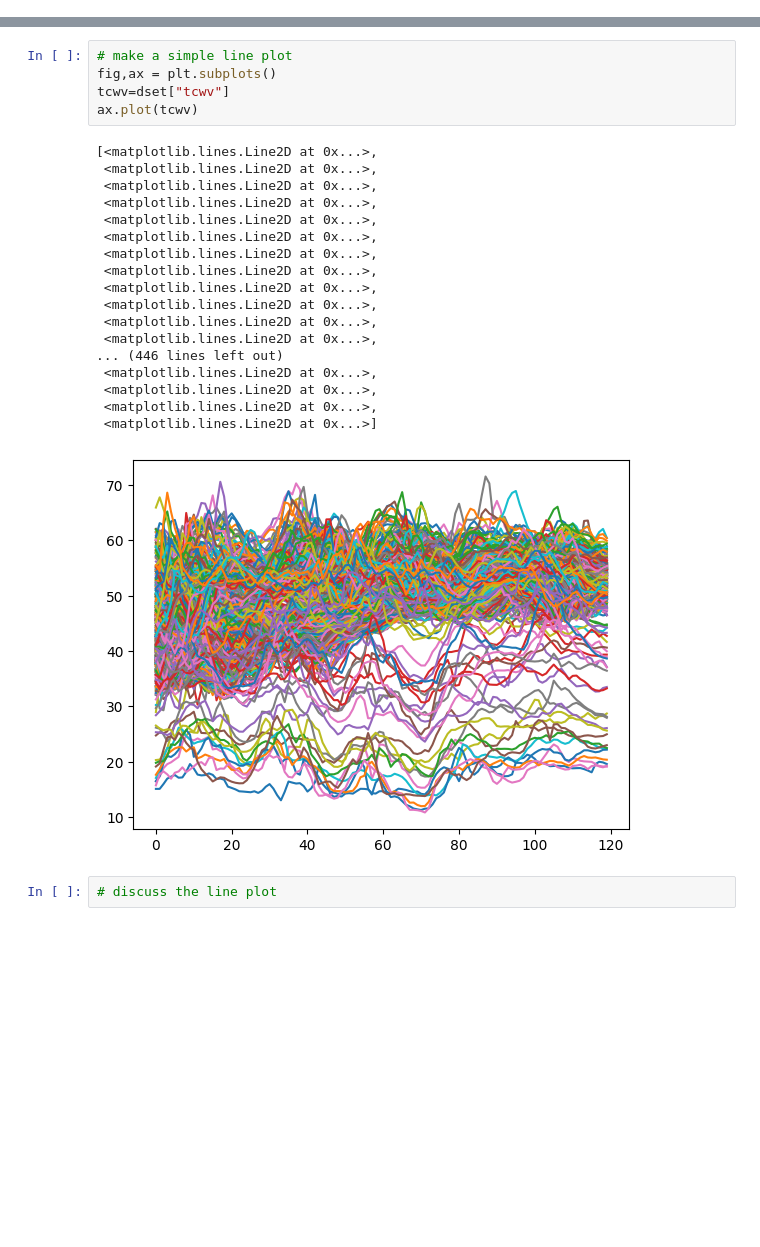
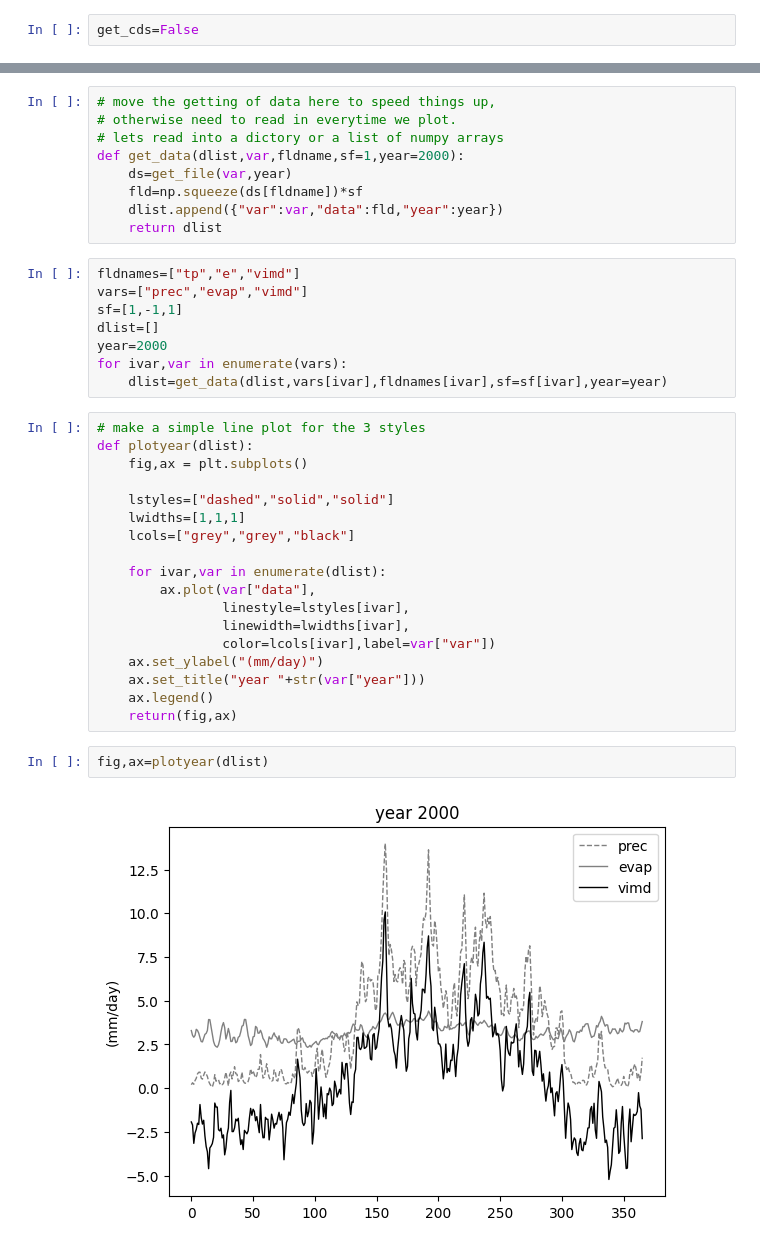
Before and after one commit to spencerahill/climate-book, a Jupyter notebook: notebooks/monsoon_onset.ipynb, the cells around one changed output, grey strips where cells are left out. Drawn from its saved outputs; the diff is of its cells as text; blank space fills up the shorter version.

```diff
--- a/notebooks/monsoon_onset.ipynb
+++ b/notebooks/monsoon_onset.ipynb
@@ -60 +66,3 @@ If you want to use the retrieve script later on, so you can change your data, yo
+# %%
+get_cds=False
 # %%
@@ -123,27 +136,40 @@ root group (NETCDF4 data model, file format HDF5):
+# %%
+# move the getting of data here to speed things up,
+# otherwise need to read in everytime we plot.
+# lets read into a dictory or a list of numpy arrays
+def get_data(dlist,var,fldname,sf=1,year=2000):
+    ds=get_file(var,year)
+    fld=np.squeeze(ds[fldname])*sf
+    dlist.append({"var":var,"data":fld,"year":year})
+    return dlist
+# %%
+fldnames=["tp","e","vimd"]
+vars=["prec","evap","vimd"]
+sf=[1,-1,1]
+dlist=[]
+year=2000
+for ivar,var in enumerate(vars):
+    dlist=get_data(dlist,vars[ivar],fldnames[ivar],sf=sf[ivar],year=year)
 # %%
-# make a simple line plot
-fig,ax = plt.subplots()
-tcwv=dset["tcwv"]
-ax.plot(tcwv)
+# make a simple line plot for the 3 styles
+def plotyear(dlist):
+    fig,ax = plt.subplots()
+
+    lstyles=["dashed","solid","solid"]
+    lwidths=[1,1,1]
+    lcols=["grey","grey","black"]
+
+    for ivar,var in enumerate(dlist):
+        ax.plot(var["data"],
+                linestyle=lstyles[ivar],
+                linewidth=lwidths[ivar],
+                color=lcols[ivar],label=var["var"])
+    ax.set_ylabel("(mm/day)")
+    ax.set_title("year "+str(var["year"]))
+    ax.legend()
+    return(fig,ax)
-# %% [output]
-[<matplotlib.lines.Line2D at 0x...>,
- <matplotlib.lines.Line2D at 0x...>,
- <matplotlib.lines.Line2D at 0x...>,
- <matplotlib.lines.Line2D at 0x...>,
- <matplotlib.lines.Line2D at 0x...>,
- <matplotlib.lines.Line2D at 0x...>,
- <matplotlib.lines.Line2D at 0x...>,
- <matplotlib.lines.Line2D at 0x...>,
- <matplotlib.lines.Line2D at 0x...>,
- <matplotlib.lines.Line2D at 0x...>,
- <matplotlib.lines.Line2D at 0x...>,
- <matplotlib.lines.Line2D at 0x...>,
-... (446 lines left out)
- <matplotlib.lines.Line2D at 0x...>,
- <matplotlib.lines.Line2D at 0x...>,
- <matplotlib.lines.Line2D at 0x...>,
- <matplotlib.lines.Line2D at 0x...>]
-[figure, removed]
 # %%
-# discuss the line plot
+fig,ax=plotyear(dlist)
+# %% [output]
+[figure, added]
 # %% [markdown]
```
Also changed, not shown: parts of 34 cells of this notebook.
